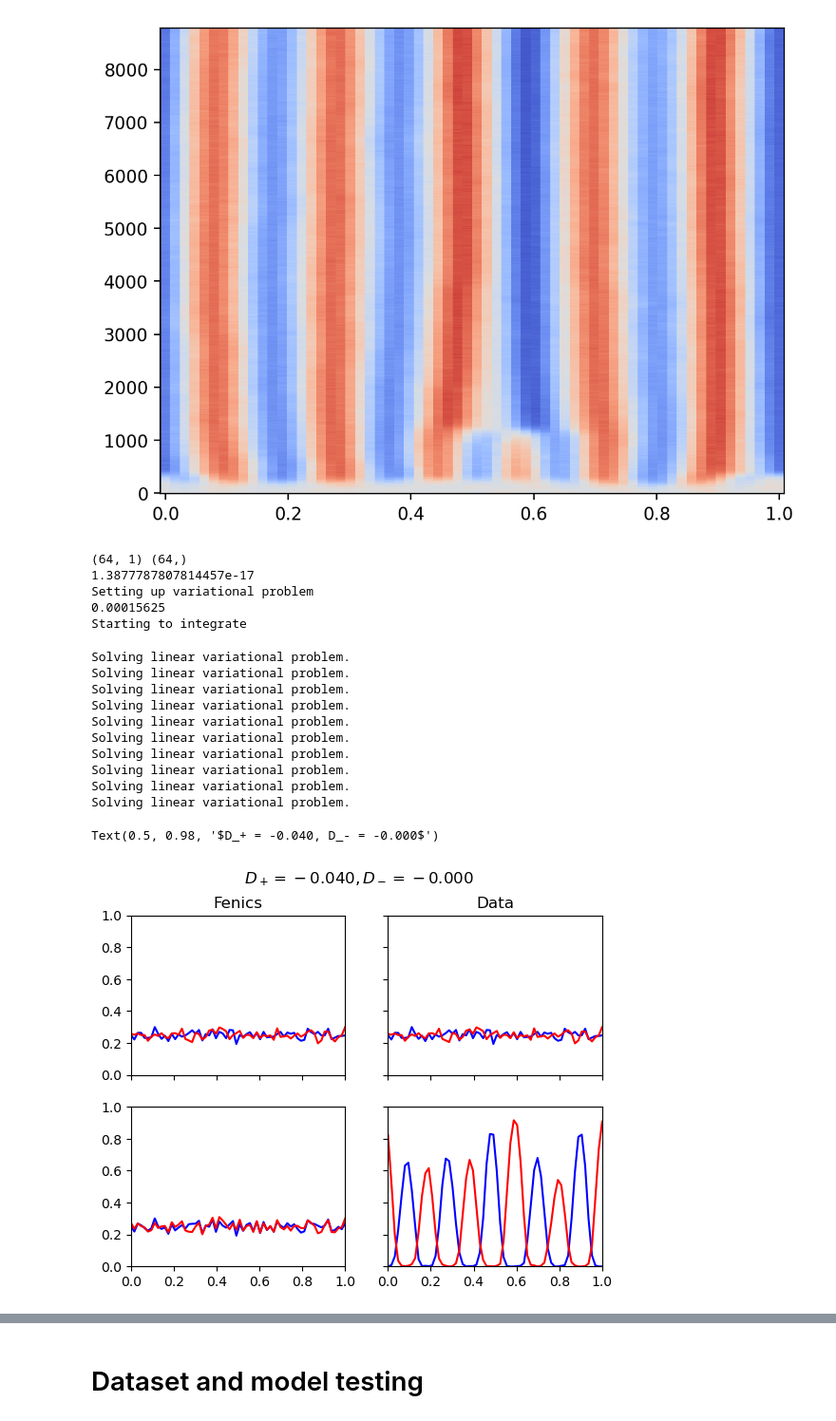
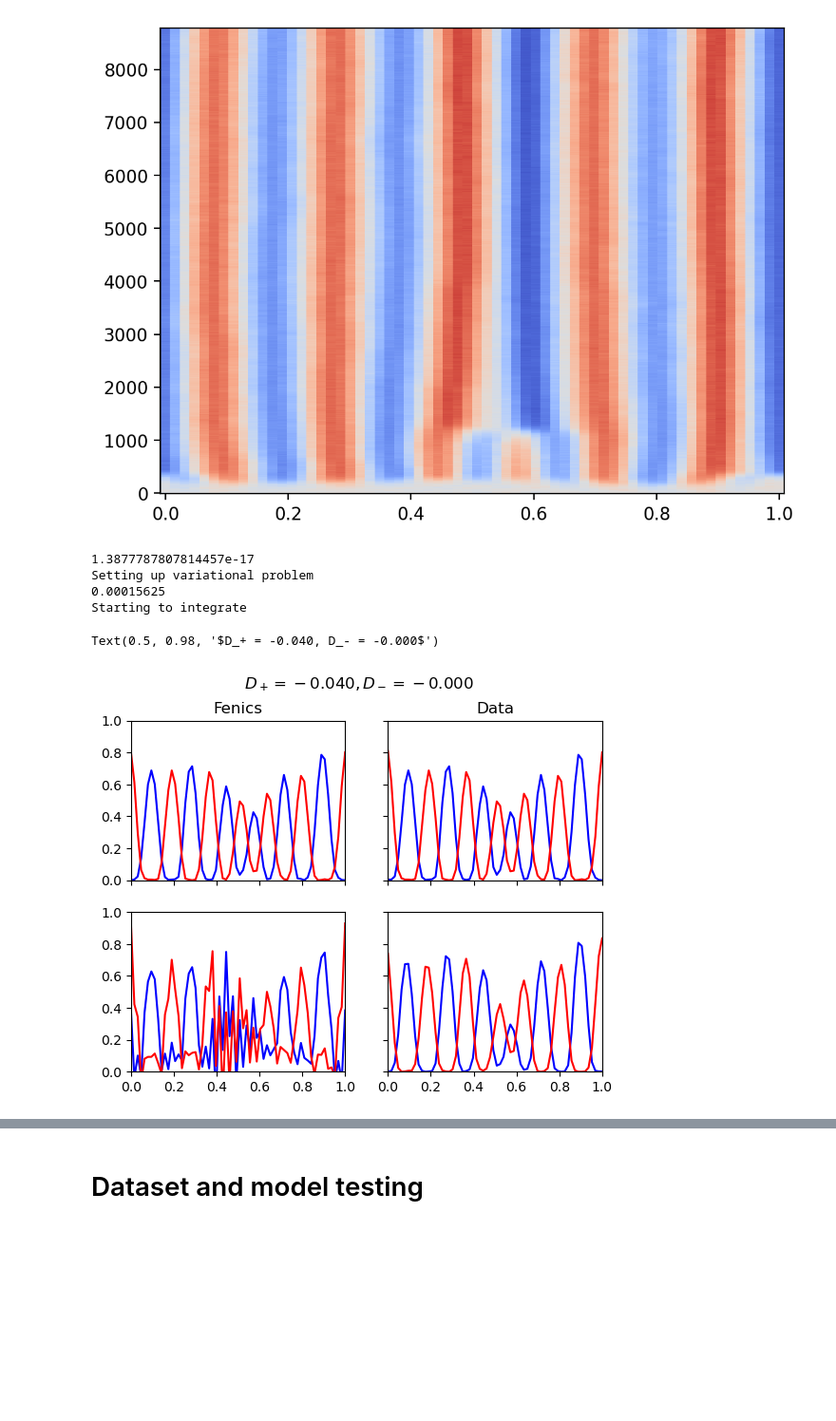
Before and after one commit to jcolen/sociohydro, a Jupyter notebook: SimulationsPBNN.ipynb, the cells around one changed output, grey strips where cells are left out. Shown at 95% size. Saved outputs shown, nothing was run; the diff lists cells and outputs as text; code cells hidden in the pictures; blank space fills up the shorter version.

Commit message:
Fixed periodic BCs and overly small training time steps

```diff
--- a/SimulationsPBNN.ipynb
+++ b/SimulationsPBNN.ipynb
@@ -147,21 +152,36 @@ ax.pcolormesh(x, t, ϕA - ϕB,
 import dolfin as dlf
 import dolfin_adjoint as d_ad
 from ufl import dot, grad, dx
+from tqdm.auto import tqdm
 
 def plot_mesh(ax, f, mesh, **kwargs):
     x = mesh.coordinates()[:,0]
     ax.plot(x, f.compute_vertex_values(), **kwargs)
 
+class PeriodicBoundary(dlf.SubDomain):
+    def inside(self, x, on_boundary):
+        return bool(x[0] < dlf.DOLFIN_EPS and x[0] > -dlf.DOLFIN_EPS and on_boundary)
+
+    def map(self, x, y):
+        y[0] = x[0] - 1.0
+
+def scalar_to_mesh(f, FctSpace):
+    # No long as simple now that we have periodicBC
+    d2v = dlf.dof_to_vertex_map(V)
+
+    dof_coords = FctSpace.tabulate_dof_coordinates().copy()
+
+
 # Mesh has vertices exactly at x coordinates
 mesh = dlf.UnitIntervalMesh(x.shape[0]-1)
 verts = mesh.coordinates()
-print(verts.shape, x.shape)
 print(np.mean(np.abs(verts[:,0] - x)))
 
 v = dlf.FiniteElement('Lagrange', mesh.ufl_cell(), 1)
 vv = v*v
-V = dlf.FunctionSpace(mesh, v)
-VV = dlf.FunctionSpace(mesh, vv)
+pbc = PeriodicBoundary()
+V = dlf.FunctionSpace(mesh, v, constrained_domain=pbc)
+VV = dlf.FunctionSpace(mesh, vv, constrained_domain=pbc)
 
 d2v = dlf.dof_to_vertex_map(V)
 v2d = dlf.vertex_to_dof_map(V)
@@ -175,13 +195,15 @@ fig, ax = plt.subplots(2, 2, sharex=True, sharey=True)
 # Plot Initial conditions
 #
 
-phiA0.vector().set_local(ϕA[0, d2v])
-phiB0.vector().set_local(ϕB[0, d2v])
+phiA0.vector().set_local(ϕA[t0, d2v[:-1]])
+phiB0.vector().set_local(ϕB[t0, d2v[:-1]])
 plot_mesh(ax[0, 0], phiA0, mesh, color='blue')
 plot_mesh(ax[0, 0], phiB0, mesh, color='red')
 
-ax[0,1].plot(x, ϕA[0], color='blue')
-ax[0,1].plot(x, ϕB[0], color='red')
+t0, sim_len = 50, 50
+
+ax[0,1].plot(x, ϕA[t0], color='blue')
+ax[0,1].plot(x, ϕB[t0], color='red')
 
 #
 # Plot Final conditions
@@ -203,46 +225,35 @@ a = phiA * u * dx(mesh) + phiB * v * dx(mesh)
 a += dt * dot(Daa * grad(phiA), grad(u)) * dx(mesh)
 a += dt * dot(Dab * grad(phiB), grad(u)) * dx(mesh)
 a += dt * dot(Dba * grad(phiA), grad(v)) * dx(mesh)
 a += dt * dot(Dbb * grad(phiB), grad(v)) * dx(mesh)
 
 L = phiA0 * u * dx(mesh) + phiB0 * v * dx(mesh)
 ab = dlf.Function(VV)
 
 print('Starting to integrate')
-for i in tqdm(range(10)):
+for i in tqdm(range(sim_len)):
     dlf.solve(a == L, ab)
     ai,bi = ab.split(True)
     phiA0.assign(ai)
     phiB0.assign(bi)
 
 #phiA0.vector().set_local(ϕA[-1, d2v])
 #phiB0.vector().set_local(ϕB[-1, d2v])
 plot_mesh(ax[1, 0], phiA0, mesh, color='blue')
 plot_mesh(ax[1, 0], phiB0, mesh, color='red')
 
-ax[1,1].plot(x, ϕA[-1], color='blue')
-ax[1,1].plot(x, ϕB[-1], color='red')
+ax[1,1].plot(x, ϕA[t0+sim_len], color='blue')
+ax[1,1].plot(x, ϕB[t0+sim_len], color='red')
 
 ax[0,0].set(xlim=[0, 1], ylim=[0, 1])
 ax[0,0].set_title('Fenics')
 ax[0,1].set_title('Data')
 
 fig.suptitle(f'$D_+ = {Dp:.3f}, D_- = {Dm:.3f}$')
 # %% [output]
-(64, 1) (64,)
 1.3877787807814457e-17
 Setting up variational problem
 0.00015625
 Starting to integrate
-Solving linear variational problem.
-Solving linear variational problem.
-Solving linear variational problem.
-Solving linear variational problem.
-Solving linear variational problem.
-Solving linear variational problem.
-Solving linear variational problem.
-Solving linear variational problem.
-Solving linear variational problem.
-Solving linear variational problem.
+Text(0.5, 0.98, '$D_+ = -0.040, D_- = -0.000$')
-Text(0.5, 0.98, '$D_+ = -0.040, D_- = -0.000$')
-[figure, old version]
+[figure, new version]
```
Also changed, not shown: parts of 6 cells of this notebook, 4 other files.
